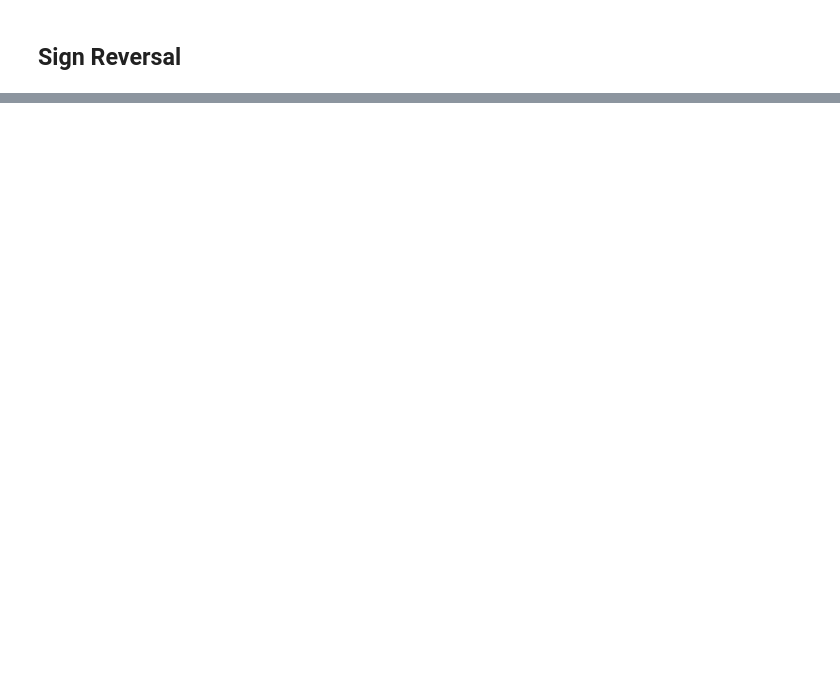
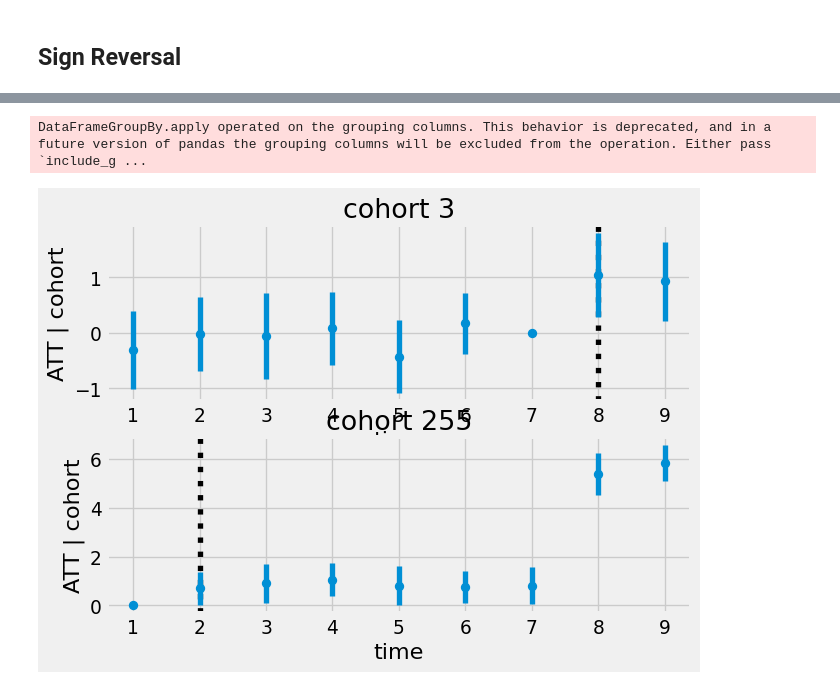
Before and after one commit to ubcecon/ECON526_2023, a Jupyter notebook: lectures/paul/moredid.ipynb, the cells around one changed output, grey strips where cells are left out. Saved outputs shown, nothing was run; the diff lists cells and outputs as text; code cells hidden in the pictures; blank space fills up the shorter version.

```diff
--- a/lectures/paul/moredid.ipynb
+++ b/lectures/paul/moredid.ipynb
@@ -341,5 +389,6 @@ RMSE: 0.01 R2: 1.0 R2 Within: 1.0
 
 ## Regression with Cohort-Time Interactions
 # %%
-pf.feols("y ~ -1 + C(cohort)*C(t) | id + t",df, vcov={"CRV1":"id"}).summary()
+modct = pf.feols("y ~ C(cohort)*C(t) | id + t",dfc, vcov={"CRV1":"id"})
+pf.etable(modct, type='md')
 # %% [output]
@@ -363 +437,56 @@ RMSE: 0.01 R2: 1.0 R2 Within: 1.0
+# %%
+def eventstudyplot(modct) :
+    evdf = pd.DataFrame(index=modct.coef().index, columns=['c', 't','delta','did','se','vindex'])
+    pattern=r".+T\.(\d+).+\[T\.(\d+)\]"
+    for i in range(len(modct.coef())):
+        m = re.match(pattern, modct.coef().index[i])
+        c,t = m.groups()
+        t = int(t)
+        c = int(c)
+        evdf.loc[modct.coef().index[i]] = [c,t,modct.coef().iloc[i],0, 0, i]
+
+    evdf.sort_values(['c','t'],inplace=True)
+    T = evdf['t'].max()
+    V = modct._vcov
+    evdf.reset_index(inplace=True)
+    for t in range(T) :
+        if not (t+1) in evdf.t.unique() :
+            ndf = pd.DataFrame(columns=evdf.columns)
+            ndf.c=evdf.c.unique()
+            ndf.t=t+1
+            ndf.delta=0
+            ndf.vindex=V.shape[0]
+            evdf=pd.concat([evdf,ndf])
+    V = np.vstack([V,np.zeros(V.shape[1])])
+    V = np.hstack([V,np.zeros((V.shape[0],1))])
+
+    def did(g) :
+        c = g.c.unique()[0]
+        timestreated = bin(c).count('1')
+        t0 = T - timestreated
+        g=g.set_index('t')
+        g['did'] = g['delta'] - g['delta'][t0]
+        vi = g['vindex'].to_numpy().astype(int)
+        g['se'] = np.sqrt(V[vi,vi] - 2*V[g['vindex'][t0],vi] + V[g['vindex'][t0],g['vindex'][t0]])
+        return(g)
+
+    evdf=evdf.groupby('c').apply(did).drop(columns='c').reset_index()
+
+    fig, ax = plt.subplots(len(evdf.c.unique()),1)
+    for (i,g) in enumerate(evdf.groupby('c')) :
+        c = g[0]
+        g = g[1]
+        timestreated = bin(c).count('1')
+        t0 = T - timestreated + 1
+        ax[i].axvline(t0, color='black', ls=":")
+        ax[i].errorbar(g['t'], g['did'], yerr=1.96*g['se'], fmt='o', label=f'cohort {c}')
+        ax[i].set_title(f'cohort {c}')
+        ax[i].set(xlabel='time', ylabel='ATT | cohort')
+
+    return(fig)
+
+fig=eventstudyplot(modct)
+# %% [output]
+DataFrameGroupBy.apply operated on the grouping columns. This behavior is deprecated, and in a future version of pandas the grouping columns will be excluded from the operation. Either pass `include_g ...
+[figure, added]
 # %% [markdown]
```
Also changed, not shown: parts of 14 cells of this notebook, 9 other files.
